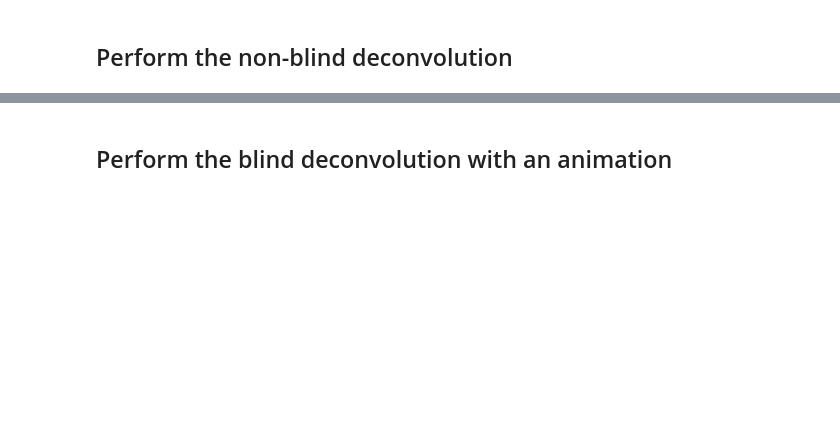
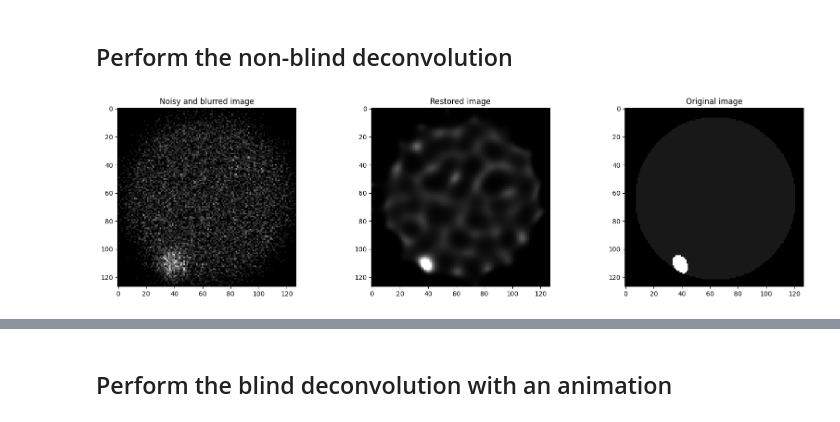
Before and after one commit to Tmodrzyk/richardson-lucy-python, a Jupyter notebook: greyscale.ipynb, the cells around one changed output, grey strips where cells are left out. Saved outputs shown, nothing was run; the diff lists cells and outputs as text; code cells hidden in the pictures; blank space fills up the shorter version.

```diff
--- a/greyscale.ipynb
+++ b/greyscale.ipynb
@@ -43,2 +43,21 @@ plt.imshow(y[0, 0].detach().cpu().numpy(), cmap='gray')
 # %% [markdown]
 ## Perform the non-blind deconvolution
+# %%
+x_0 = torch.ones_like(y)
+
+res = rl.richardson_lucy(y, x_0, k_ref, steps=100, tv=False)
+
+plt.figure(figsize=(20, 5))
+
+plt.subplot(1, 3, 1)
+plt.imshow(y[0, 0].detach().cpu().numpy(), cmap='gray')
+plt.title('Noisy and blurred image')
+plt.subplot(1, 3, 2)
+plt.imshow(res[0, 0].detach().cpu().numpy(), cmap='gray')
+plt.title('Restored image')
+plt.subplot(1, 3, 3)
+plt.imshow(ref[0, 0].detach().cpu().numpy(), cmap='gray')
+plt.title('Original image')
+plt.show()
+# %% [output]
+[figure, added]
```
Also changed, not shown: parts of 8 cells of this notebook, 3 other files.
